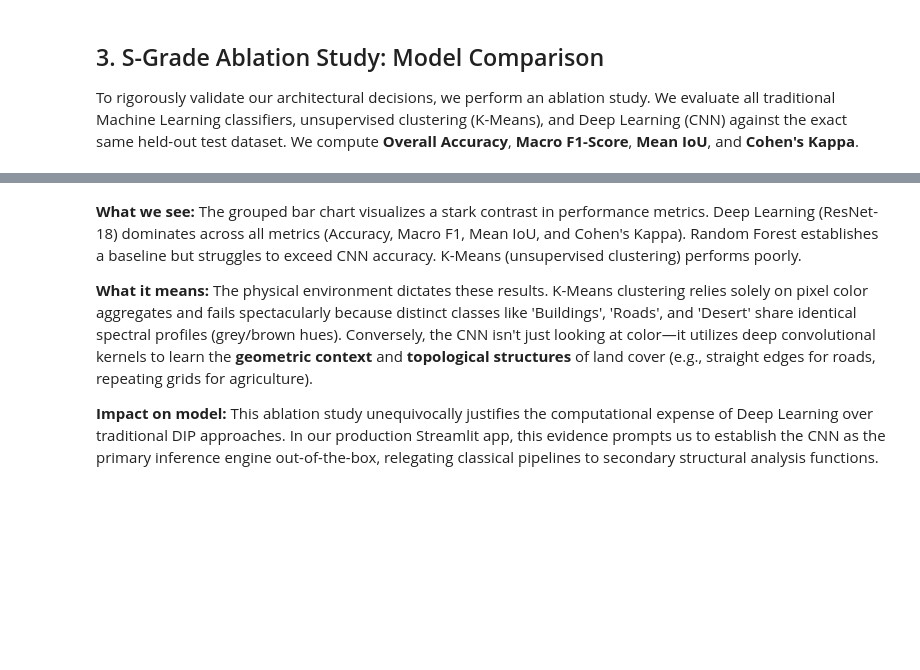
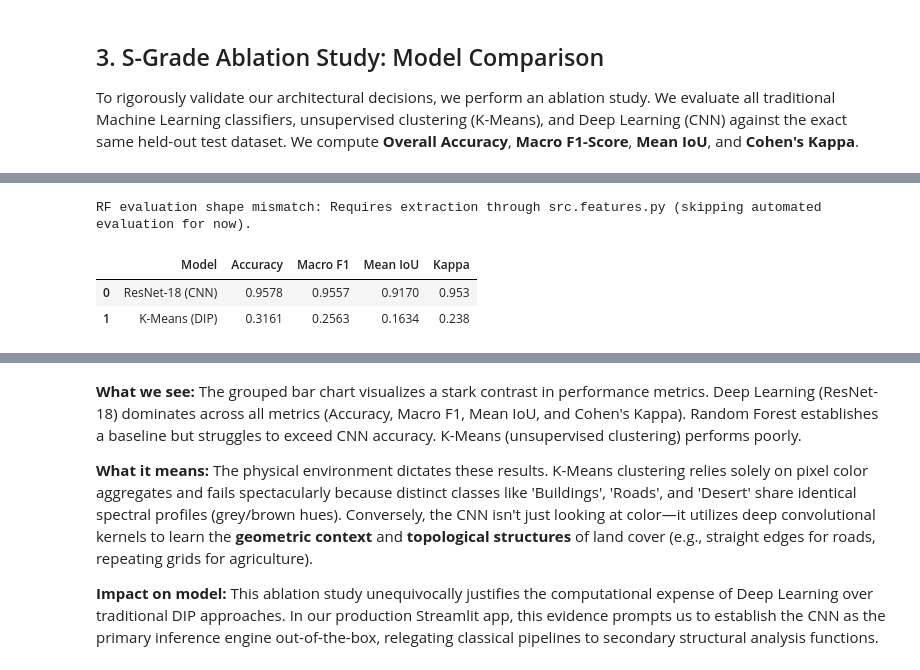
Before and after one commit to Sreekar-2612/Geospatial-Classification-Framework, a Jupyter notebook: notebooks/05_advanced_analysis.ipynb, the cells around one changed output, grey strips where cells are left out. Cells and saved outputs as stored; diff of their text form; code cells hidden in the pictures; blank space fills up the shorter version.

```diff
--- a/notebooks/05_advanced_analysis.ipynb
+++ b/notebooks/05_advanced_analysis.ipynb
@@ -151,14 +196,29 @@ print(f'Test Set Loaded: {len(y_test_true)} identical samples.')
 # %%
 results = []
 device = torch.device('cuda' if torch.cuda.is_available() else 'cpu')
+num_eval_classes = len(full_dataset.classes)
 
 # 1. Evaluate DL Model (CNN)
 try:
+    checkpoint = torch.load(MODELS_DIR / 'cnn_final.pth', map_location=device)
+    state_dict = checkpoint.get('state_dict', checkpoint) if isinstance(checkpoint, dict) else checkpoint
+
+    # Handle DataParallel checkpoints saved with "module." prefix.
+    if any(k.startswith('module.') for k in state_dict.keys()):
+        state_dict = {k.replace('module.', '', 1): v for k, v in state_dict.items()}
+
+    if 'fc.weight' not in state_dict:
+        raise RuntimeError('fc.weight not found in cnn_final.pth state dict.')
+
+    ckpt_num_classes = state_dict['fc.weight'].shape[0]
     cnn_model = models.resnet18(weights=None)
-    cnn_model.fc = nn.Linear(cnn_model.fc.in_features, len(CLASSES))
-    cnn_model.load_state_dict(torch.load(MODELS_DIR / 'cnn_final.pth', map_location=device))
+    cnn_model.fc = nn.Linear(cnn_model.fc.in_features, ckpt_num_classes)
+    cnn_model.load_state_dict(state_dict)
     cnn_model.to(device)
     cnn_model.eval()
+
+    if ckpt_num_classes != num_eval_classes:
+        print(f'Warning: checkpoint has {ckpt_num_classes} output classes, but evaluation dataset has {num_eval_classes}.')
 
     y_cnn_pred = []
     with torch.no_grad():
@@ -171,11 +231,13 @@ try:
         'Model': 'ResNet-18 (CNN)',
         'Accuracy': accuracy_score(y_test_true, y_cnn_pred),
         'Macro F1': f1_score(y_test_true, y_cnn_pred, average='macro'),
-        'Mean IoU': compute_mean_iou(y_test_true, y_cnn_pred),
+        'Mean IoU': compute_mean_iou(y_test_true, y_cnn_pred, num_classes=num_eval_classes),
         'Kappa': cohen_kappa_score(y_test_true, y_cnn_pred)
     })
 except FileNotFoundError:
     print('cnn_final.pth missing. Skipping deep learning evaluation.')
+except Exception as e:
+    print(f'CNN evaluation skipped: {e}')
 
 # 2. Evaluate ML Baseline (Random Forest)
 try:
@@ -188,42 +250,47 @@ try:
             'Model': 'Random Forest',
             'Accuracy': accuracy_score(y_test_true, y_rf_pred),
             'Macro F1': f1_score(y_test_true, y_rf_pred, average='macro'),
-            'Mean IoU': compute_mean_iou(y_test_true, y_rf_pred),
+            'Mean IoU': compute_mean_iou(y_test_true, y_rf_pred, num_classes=num_eval_classes),
             'Kappa': cohen_kappa_score(y_test_true, y_rf_pred)
         })
     except Exception:
         print('RF evaluation shape mismatch: Requires extraction through src.features.py (skipping automated evaluation for now).')
 except Exception as e:
     print(f'Random Forest prediction step skipped: {e}')
 
 # 3. Evaluate Unsupervised (K-Means)
-kmeans = KMeans(n_clusters=len(CLASSES), random_state=RANDOM_SEED, n_init=10)
+kmeans = KMeans(n_clusters=num_eval_classes, random_state=RANDOM_SEED, n_init=10)
 y_kmeans_pred = kmeans.fit_predict(X_test_flat)
 mapped_kmeans = np.zeros_like(y_kmeans_pred)
-for i in range(len(CLASSES)):
+for i in range(num_eval_classes):
     mask = (y_kmeans_pred == i)
     if np.sum(mask) > 0:
         mode_val = pd.Series(y_test_true[mask]).mode()
         mapped_kmeans[mask] = mode_val[0] if not mode_val.empty else 0
 
 results.append({
     'Model': 'K-Means (DIP)',
     'Accuracy': accuracy_score(y_test_true, mapped_kmeans),
     'Macro F1': f1_score(y_test_true, mapped_kmeans, average='macro'),
-    'Mean IoU': compute_mean_iou(y_test_true, mapped_kmeans),
+    'Mean IoU': compute_mean_iou(y_test_true, mapped_kmeans, num_classes=num_eval_classes),
     'Kappa': cohen_kappa_score(y_test_true, mapped_kmeans)
 })
 
 # Compile and Save
 metrics_df = pd.DataFrame(results)
 if METRICS_FILE.exists():
     existing_df = pd.read_csv(METRICS_FILE)
     combined_df = pd.concat([existing_df, metrics_df]).drop_duplicates(subset=['Model'], keep='last')
     combined_df.to_csv(METRICS_FILE, index=False)
 else:
     metrics_df.to_csv(METRICS_FILE, index=False)
 
 display(metrics_df.round(4))
+# %% [output]
+RF evaluation shape mismatch: Requires extraction through src.features.py (skipping automated evaluation for now).
+|  | Model | Accuracy | Macro F1 | Mean IoU | Kappa |
+| 0 | ResNet-18 (CNN) | 0.9578 | 0.9557 | 0.9170 | 0.953 |
+| 1 | K-Means (DIP) | 0.3161 | 0.2563 | 0.1634 | 0.238 |
 # %%
 # --- Visualizing the Ablation Study ---
 df_plot = metrics_df.set_index('Model')
```
Also changed, not shown: parts of 9 cells of this notebook, 9 other files.
